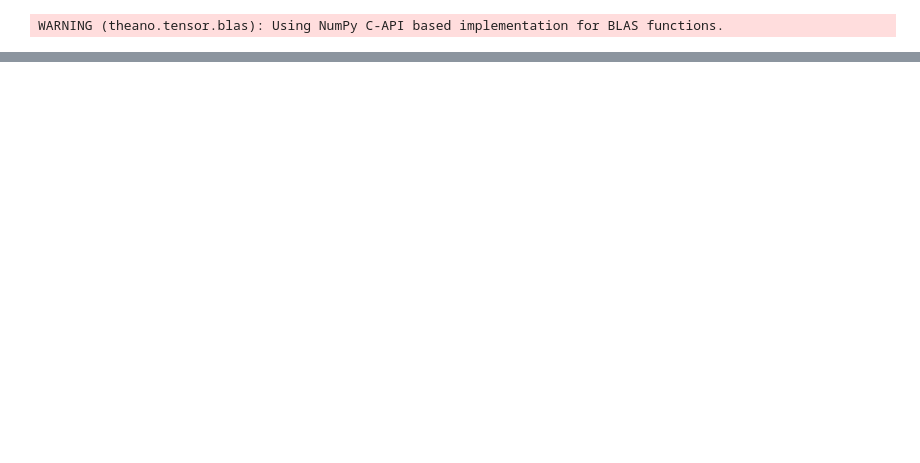
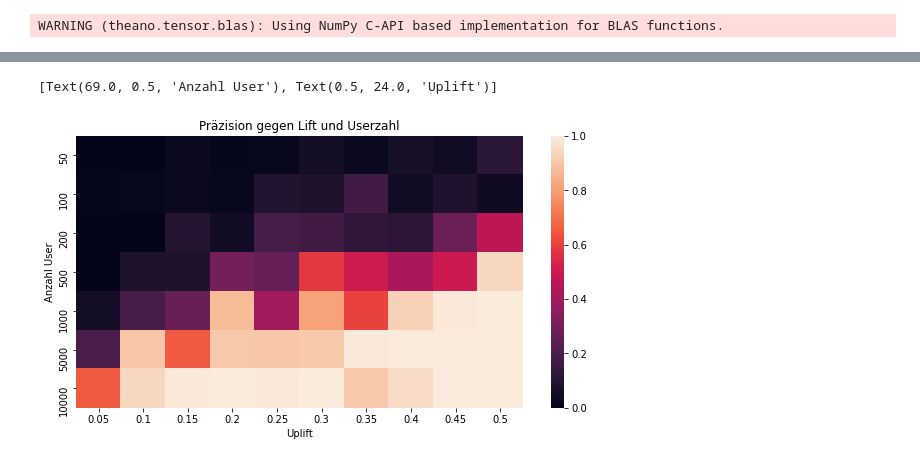
Before and after one commit to Ethuer/DataBlog, a Jupyter notebook: General/Lift_test_bayesian_part2.ipynb, the cells around one changed output, grey strips where cells are left out. Drawn from its saved outputs; the diff is of its cells as text; code cells hidden in the pictures; blank space fills up the shorter version.

```diff
--- a/General/Lift_test_bayesian_part2.ipynb
+++ b/General/Lift_test_bayesian_part2.ipynb
@@ -100,0 +247,13 @@ for n_users in user_numbers:
+# %%
+# turn into heatmap
+combined_df = pd.DataFrame()
+for lift, dat in data.groupby('lift'):
+    combined_df[np.round(lift,2)] = dat.set_index('user')['time_accuracy'].T
+# %%
+fig = plt.figure(figsize=(10,5))
+ax = sns.heatmap(data=combined_df)
+ax.set_title("Präzision gegen Lift und Userzahl")
+ax.set(xlabel='Uplift', ylabel='Anzahl User')
+# %% [output]
+[Text(69.0, 0.5, 'Anzahl User'), Text(0.5, 24.0, 'Uplift')]
+[figure, added]
```
Also changed, not shown: parts of 18 cells of this notebook.
